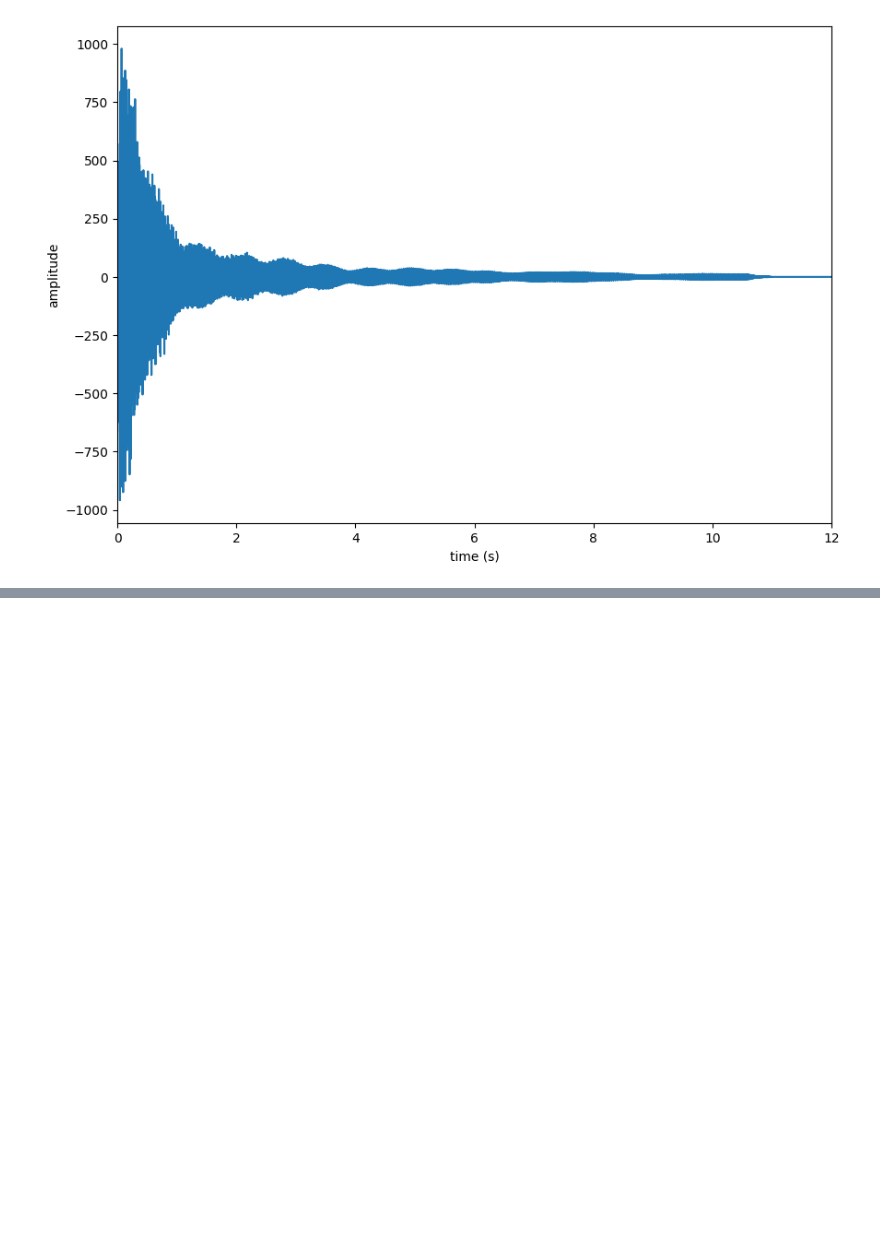
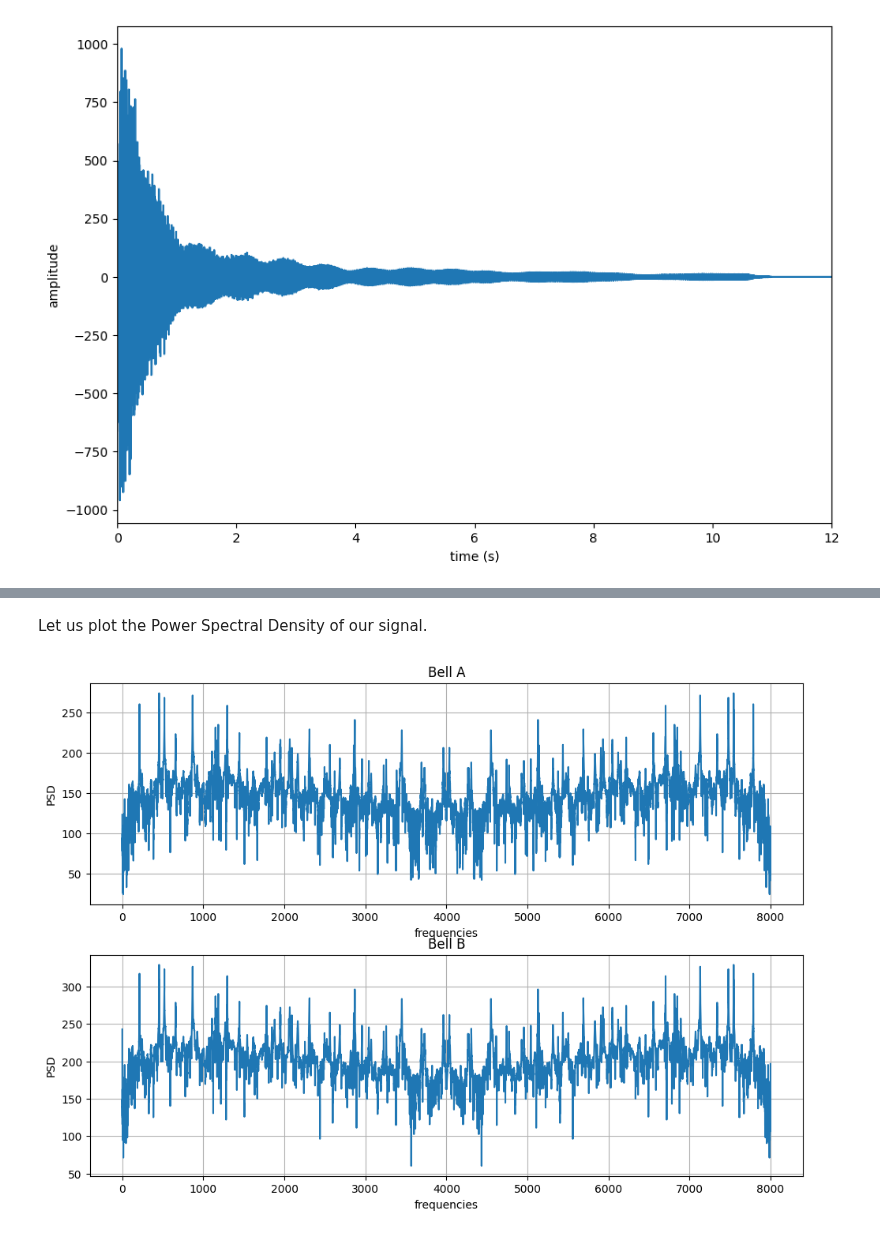
Before and after one commit to KHOUTAIBI/TSIA-TP, a Jupyter notebook: Time-Series-2/bell-TP/template-TP-HR.ipynb, the cells around one changed output, grey strips where cells are left out. Saved outputs shown, nothing was run; the diff lists cells and outputs as text; code cells hidden in the pictures; blank space fills up the shorter version.

```diff
--- a/Time-Series-2/bell-TP/template-TP-HR.ipynb
+++ b/Time-Series-2/bell-TP/template-TP-HR.ipynb
@@ -240,0 +374,43 @@ IPython.display.Audio("bell_A.wav")
+# %%
+# Reading the Wave File Cloche A
+wavefile = load_sound('ClocheA.WAV')
+T, data_a, nframes, nchannels, sampling_frequency = read_values('ClocheA.WAV')
+Fs_A = int(wavefile.getframerate())
+bell_a = np.array(data_a).flatten()
+num_samples_A = int(wavefile.getnframes())
+
+
+# Rading the wavefile Cloche B
+wavefile = load_sound('ClocheB.WAV')
+T, data_b, nframes, nchannels, sampling_frequency = read_values('ClocheB.WAV')
+Fs_B = int(wavefile.getframerate())
+bell_b = np.array(data_b).flatten()
+num_samples_B = int(wavefile.getnframes())
+# %% [markdown]
+Let us plot the Power Spectral Density of our signal.
+# %%
+# Getting the Power spectral Densities of our bells
+periodogram_A = np.abs(np.fft.fft(bell_a))**2
+periodogram_B = np.abs(np.fft.fft(bell_b))**2
+
+
+# plotting the results
+plt.figure(figsize=(10,7))
+plt.tight_layout()
+plt.subplot(2,1,1)
+plt.plot(np.linspace(0,Fs_A,len(bell_a)), 10*np.log(periodogram_A))
+plt.xlabel("frequencies")
+plt.ylabel("PSD")
+plt.grid()
+plt.title('Bell A')
+
+plt.subplot(2,1,2)
+plt.tight_layout()
+plt.plot(np.linspace(0,Fs_B,len(bell_b)), 10*np.log(periodogram_B))
+plt.title('Bell B')
+plt.xlabel("frequencies")
+plt.ylabel("PSD")
+plt.grid()
+plt.show()
+# %% [output]
+[figure, added]
```
Also changed, not shown: parts of 56 cells of this notebook.
